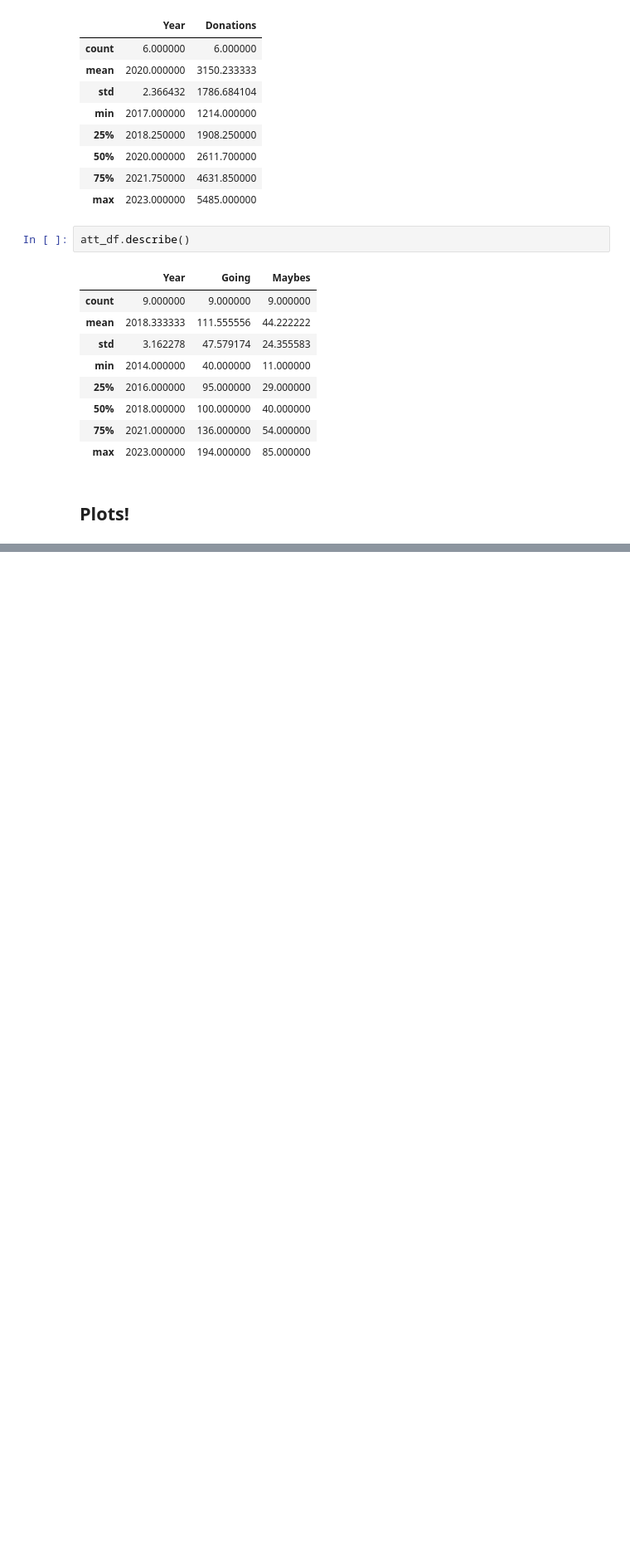
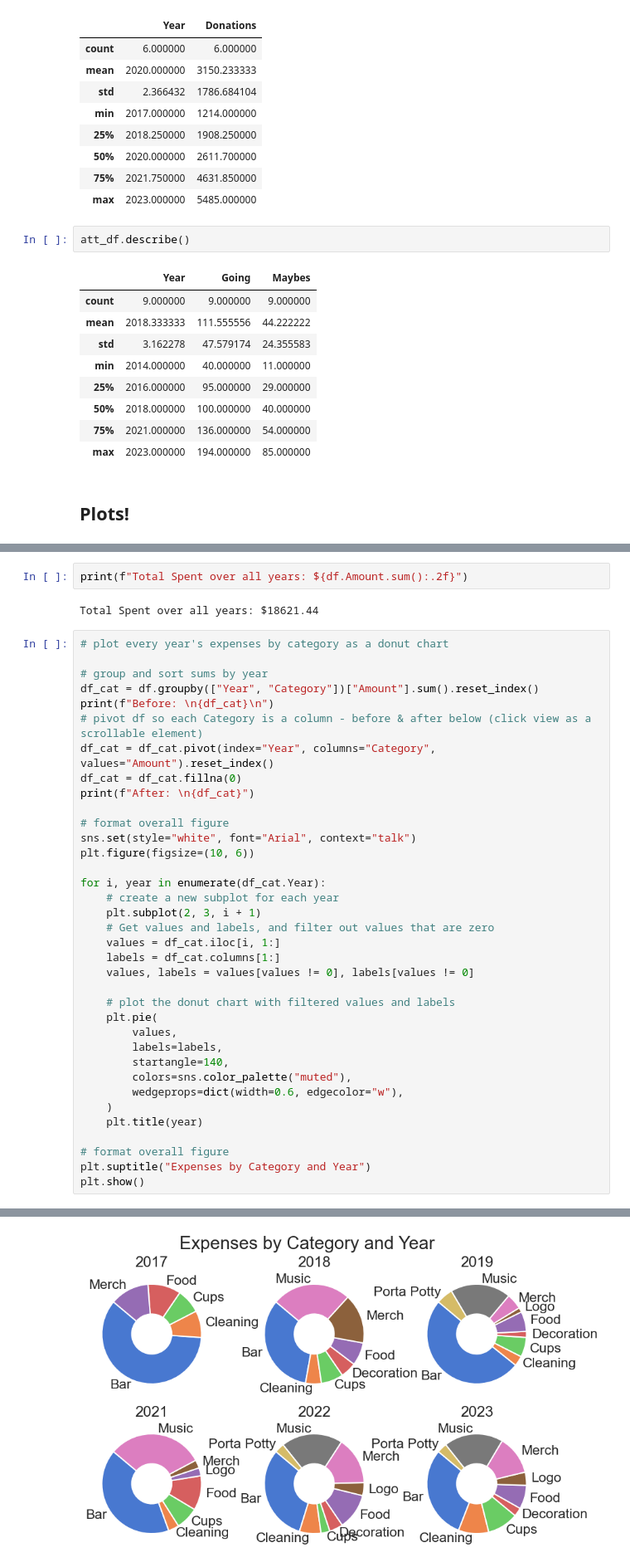
Before and after one commit to johbry17/Harvest-Party, a Jupyter notebook: exploratory_data_analysis.ipynb, the cells around one changed output, grey strips where cells are left out. Shown at 83% size. Drawn from its saved outputs; the diff is of its cells as text; blank space fills up the shorter version.

Commit message:
v0.0 more plots to EDA

```diff
--- a/exploratory_data_analysis.ipynb
+++ b/exploratory_data_analysis.ipynb
@@ -368,3 +407,44 @@ plt.ylabel('Category')
 plt.show()
 # %% [output]
 [figure]
+# %%
+print(f"Total Spent over all years: ${df.Amount.sum():.2f}")
+# %% [output]
+Total Spent over all years: $18621.44
+# %%
+# plot every year's expenses by category as a donut chart
+
+# group and sort sums by year
+df_cat = df.groupby(["Year", "Category"])["Amount"].sum().reset_index()
+print(f"Before: \n{df_cat}\n")
+# pivot df so each Category is a column - before & after below (click view as a scrollable element)
+df_cat = df_cat.pivot(index="Year", columns="Category", values="Amount").reset_index()
+df_cat = df_cat.fillna(0)
+print(f"After: \n{df_cat}")
+
+# format overall figure
+sns.set(style="white", font="Arial", context="talk")
+plt.figure(figsize=(10, 6))
+
+for i, year in enumerate(df_cat.Year):
+    # create a new subplot for each year
+    plt.subplot(2, 3, i + 1)
+    # Get values and labels, and filter out values that are zero
+    values = df_cat.iloc[i, 1:]
+    labels = df_cat.columns[1:]
+    values, labels = values[values != 0], labels[values != 0]
+
+    # plot the donut chart with filtered values and labels
+    plt.pie(
+        values,
+        labels=labels,
+        startangle=140,
+        colors=sns.color_palette("muted"),
+        wedgeprops=dict(width=0.6, edgecolor="w"),
+    )
+    plt.title(year)
+
+# format overall figure
+plt.suptitle("Expenses by Category and Year")
+plt.show()
+# %% [output]
@@ -370,0 +468 @@ plt.show()
+[figure, added]
```
Also changed, not shown: parts of 25 cells of this notebook, 1 other file.
